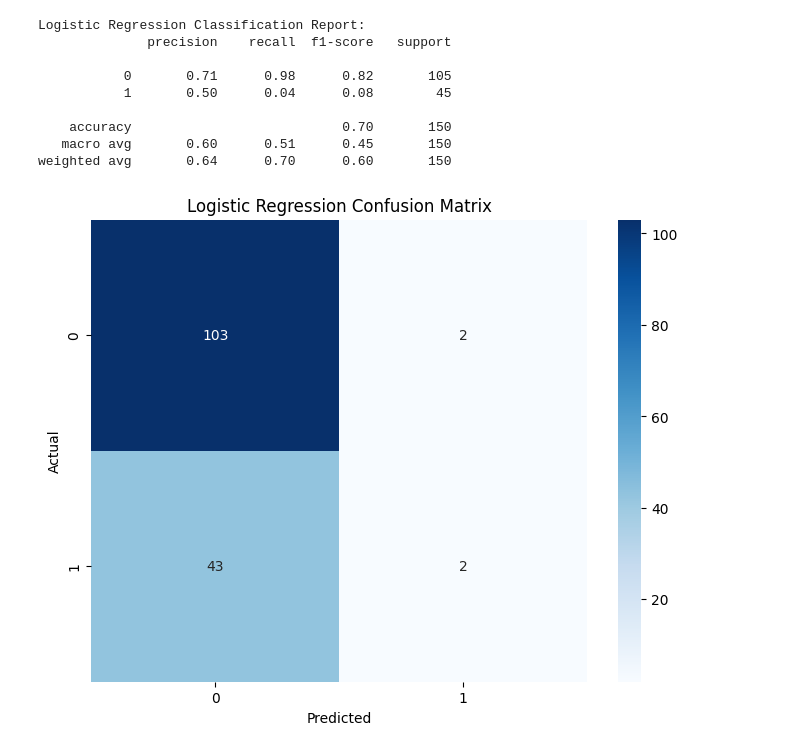
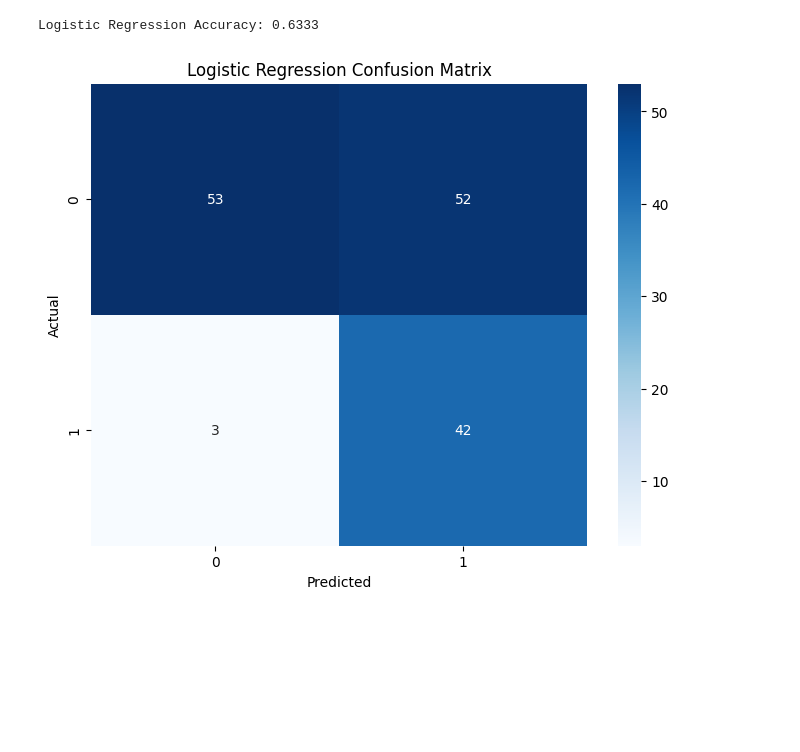
Before and after one commit to STALPHA2708/ChatGptDetection-vs-Human, a Jupyter notebook: Detect ChatGpt answers.ipynb, the cells around one changed output. Cells and saved outputs as stored; diff of their text form; code cells hidden in the pictures; blank space fills up the shorter version.

```diff
--- a/Detect ChatGpt answers.ipynb
+++ b/Detect ChatGpt answers.ipynb
@@ -4,10 +4,12 @@ import numpy as np
 import matplotlib.pyplot as plt
 import seaborn as sns
 from sklearn.feature_extraction.text import TfidfVectorizer
-from sklearn.model_selection import train_test_split
+from sklearn.model_selection import train_test_split, GridSearchCV
 from sklearn.preprocessing import LabelEncoder
 from sklearn.linear_model import LogisticRegression
-from sklearn.metrics import classification_report, confusion_matrix, roc_curve, auc
+from sklearn.metrics import classification_report, confusion_matrix, roc_curve, auc, accuracy_score
+from sklearn.utils.class_weight import compute_class_weight
+from imblearn.over_sampling import SMOTE
 import tensorflow as tf
 from tensorflow.keras.models import Sequential
 from tensorflow.keras.layers import Dense, Dropout
@@ -44,46 +46,46 @@ y_train = label_encoder.fit_transform(y_train)
 
 # Split the data into training and validation sets
 X_train_split, X_val_split, y_train_split, y_val_split = train_test_split(X_train, y_train, test_size=0.2, random_state=42)
+
+# Implement SMOTE for balancing the dataset
+smote = SMOTE(random_state=42)
+X_train_resampled, y_train_resampled = smote.fit_resample(X_train_split, y_train_split)
 # %%
-# Logistic Regression Model
-model_lr = LogisticRegression()
-model_lr.fit(X_train_split, y_train_split)
+# Logistic Regression with class weights
+class_weights = compute_class_weight(class_weight='balanced', classes=np.unique(y_train), y=y_train)
+class_weights = dict(zip(np.unique(y_train), class_weights))
+
+model_lr = LogisticRegression(class_weight=class_weights)
+model_lr.fit(X_train_resampled, y_train_resampled)
+# Calculate accuracy for Logistic Regression
 y_val_pred_lr = model_lr.predict(X_val_split)
-print("Logistic Regression Classification Report:")
-print(classification_report(y_val_split, y_val_pred_lr))
+accuracy_lr = accuracy_score(y_val_split, y_val_pred_lr)
+print(f"Logistic Regression Accuracy: {accuracy_lr:.4f}")
 
 # Confusion Matrix for Logistic Regression
 conf_matrix_lr = confusion_matrix(y_val_split, y_val_pred_lr)
 plt.figure(figsize=(8, 6))
 sns.heatmap(conf_matrix_lr, annot=True, fmt='d', cmap='Blues')
 plt.xlabel('Predicted')
 plt.ylabel('Actual')
 plt.title('Logistic Regression Confusion Matrix')
 plt.show()
 
 # ROC Curve for Logistic Regression
 y_val_prob_lr = model_lr.predict_proba(X_val_split)[:, 1]
 fpr, tpr, _ = roc_curve(y_val_split, y_val_prob_lr)
 roc_auc = auc(fpr, tpr)
 
 plt.figure(figsize=(8, 6))
 plt.plot(fpr, tpr, color='darkorange', lw=2, label='ROC curve (area = %0.2f)' % roc_auc)
 plt.plot([0, 1], [0, 1], color='navy', lw=2, linestyle='--')
 plt.xlim([0.0, 1.0])
 plt.ylim([0.0, 1.05])
 plt.xlabel('False Positive Rate')
 plt.ylabel('True Positive Rate')
 plt.title('Receiver Operating Characteristic - Logistic Regression')
 plt.legend(loc="lower right")
 plt.show()
 # %% [output]
-Logistic Regression Classification Report:
-              precision    recall  f1-score   support
-
-           0       0.71      0.98      0.82       105
-           1       0.50      0.04      0.08        45
-
-    accuracy                           0.70       150
-   macro avg       0.60      0.51      0.45       150
-weighted avg       0.64      0.70      0.60       150
+Logistic Regression Accuracy: 0.6333
-[figure, old version]
+[figure, new version]
```
Also changed, not shown: parts of 4 cells of this notebook, 1 other file.
